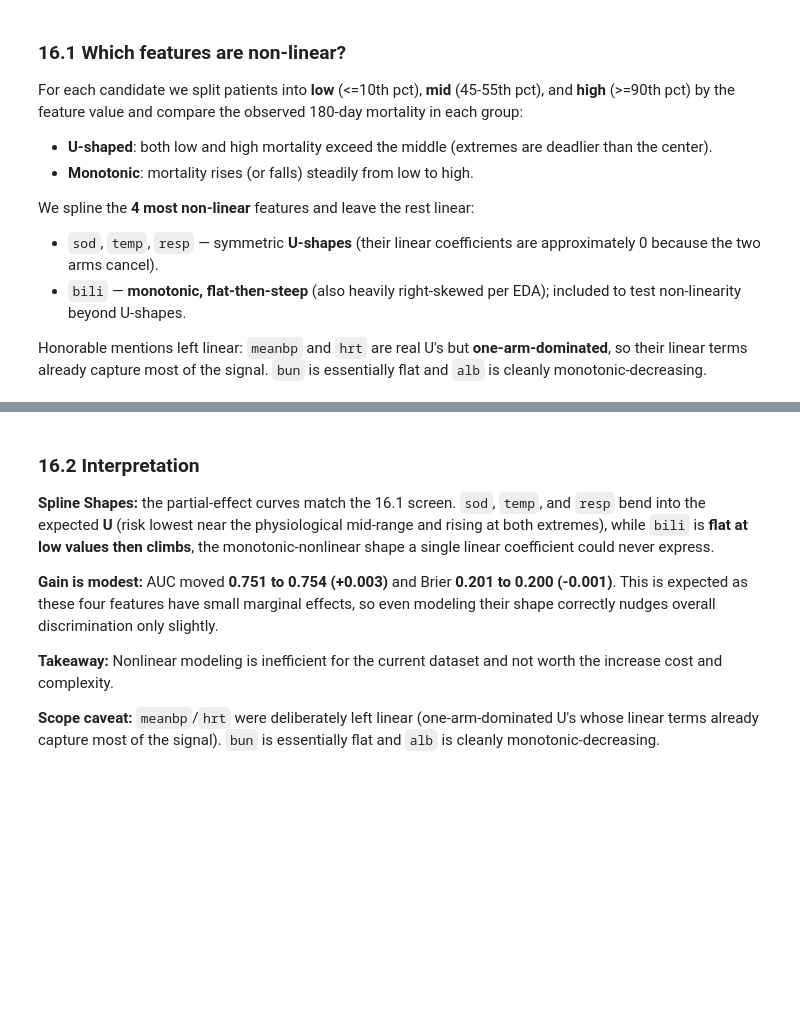
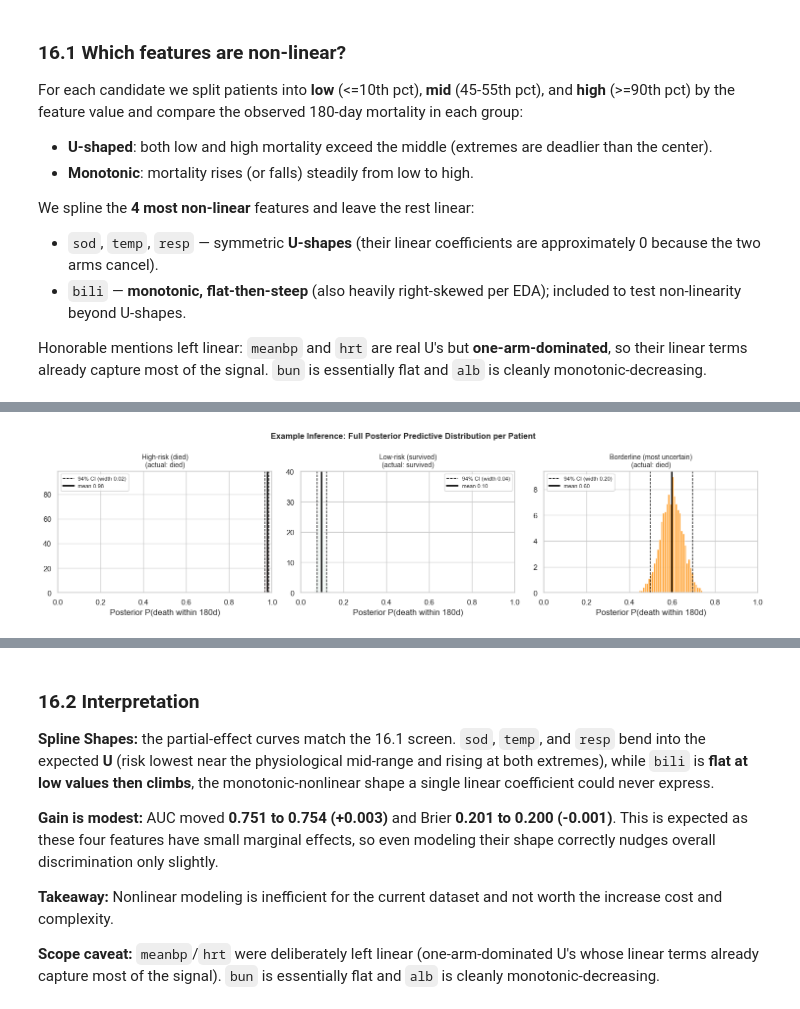
Before and after one commit to GoldenMouse/usd-aai-500-final, a Jupyter notebook: src/Final-Project-Report-Team-3_rc1.ipynb, the cells around one changed output, grey strips where cells are left out. Drawn from its saved outputs; the diff is of its cells as text; code cells hidden in the pictures; blank space fills up the shorter version.

```diff
--- a/src/Final-Project-Report-Team-3_rc1.ipynb
+++ b/src/Final-Project-Report-Team-3_rc1.ipynb
@@ -3638,0 +3692,44 @@ plt.show()
+# %%
+# Confidence: the full posterior predictive distribution of P(death) for each patient.
+fig, axes = plt.subplots(1, 3, figsize=(15, 4))
+colors = {
+    "High-risk (died)": "firebrick",
+    "Low-risk (survived)": "seagreen",
+    "Borderline (most uncertain)": "darkorange",
+}
+for ax, (label, col) in zip(axes, patients.items()):
+    samples = probs_test[:, col]
+    ax.hist(
+        samples,
+        bins=40,
+        color=colors[label],
+        edgecolor="white",
+        density=True,
+        alpha=0.85,
+    )
+    ax.axvline(pred_lower[col], color="black", linestyle="--", linewidth=1)
+    ax.axvline(
+        pred_upper[col],
+        color="black",
+        linestyle="--",
+        linewidth=1,
+        label=f"94% CI (width {ci_width[col]:.2f})",
+    )
+    ax.axvline(
+        pred_mean[col], color="black", linewidth=2, label=f"mean {pred_mean[col]:.2f}"
+    )
+    ax.set_title(
+        f"{label}\n(actual: {'died' if y_test[col] == 1 else 'survived'})", fontsize=10
+    )
+    ax.set_xlabel("Posterior P(death within 180d)")
+    ax.set_xlim(0, 1)
+    ax.legend(fontsize=8)
+fig.suptitle(
+    "Example Inference: Full Posterior Predictive Distribution per Patient",
+    fontsize=12,
+    fontweight="bold",
+)
+plt.tight_layout()
+plt.show()
+# %% [output]
+[figure, added]
```
Also changed, not shown: parts of 4 cells of this notebook.
